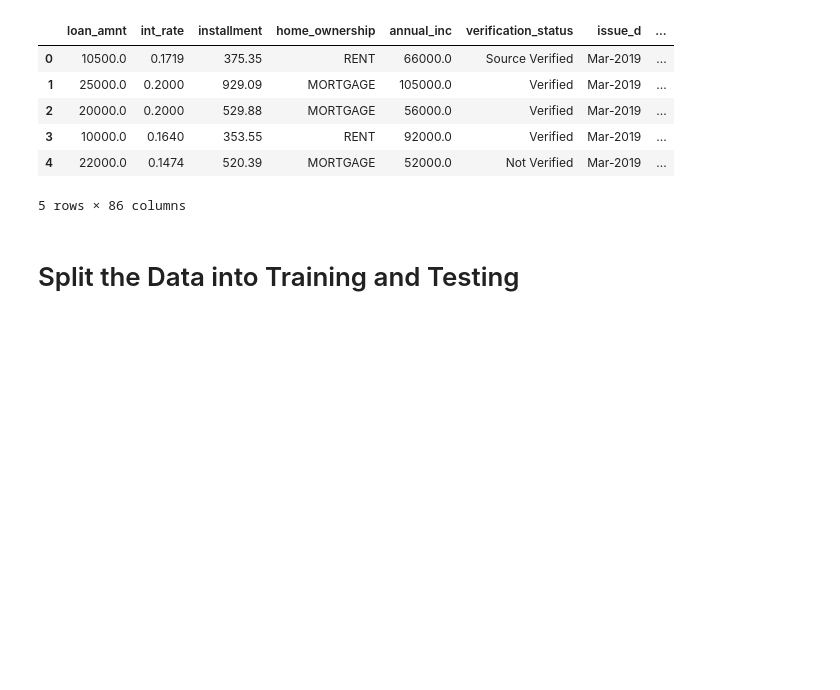
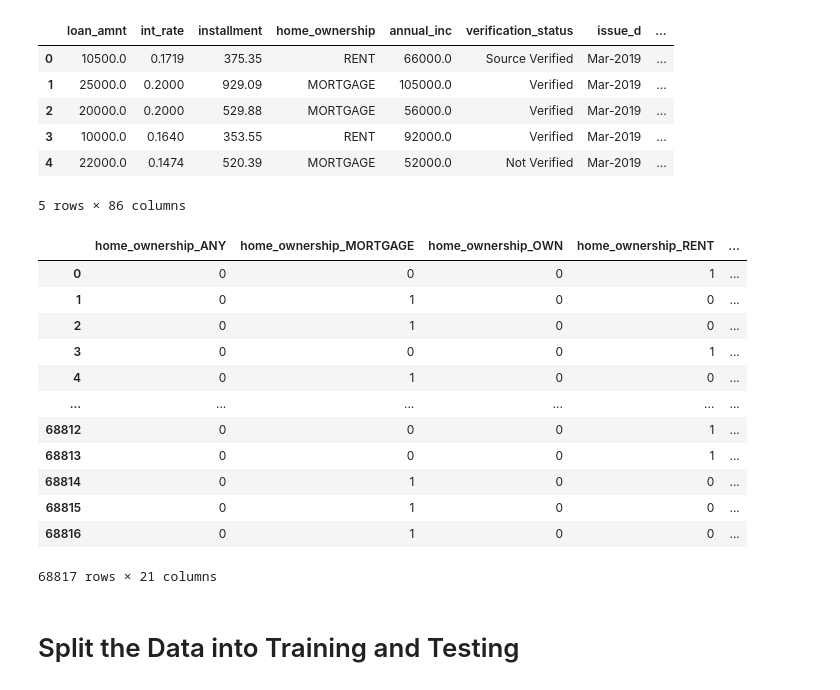
Before and after one commit to PaddyHQ/Credit-Risk-Analysis, a Jupyter notebook: credit_risk_ensemble_starter_code.ipynb, the cells around one changed output. Saved outputs shown, nothing was run; the diff lists cells and outputs as text; code cells hidden in the pictures; blank space fills up the shorter version.

```diff
--- a/credit_risk_ensemble_starter_code.ipynb
+++ b/credit_risk_ensemble_starter_code.ipynb
@@ -43,7 +46,7 @@ columns = [
 target = ["loan_status"]
 # %%
 # Load the data
-file_path = Path('LoanStats_2019Q1.csv.zip')
+file_path = Path('LoanStats_2019Q1.csv')
 loans_df = pd.read_csv(file_path, skiprows=1)[:-2]
 loans_df = loans_df.loc[:, columns].copy()
 
@@ -80,6 +83,23 @@ loans_df.head()
 | 3 | 10000.0 | 0.1640 | 353.55 | RENT | 92000.0 | Verified | Mar-2019 | ... |
 | 4 | 22000.0 | 0.1474 | 520.39 | MORTGAGE | 52000.0 | Not Verified | Mar-2019 | ... |
 5 rows × 86 columns
+# %%
+loans_df.select_dtypes(include='object')
+pd.get_dummies(pd.DataFrame(loans_df.select_dtypes(include='object')))
+# %% [output]
+|  | home_ownership_ANY | home_ownership_MORTGAGE | home_ownership_OWN | home_ownership_RENT | ... |
+| 0 | 0 | 0 | 0 | 1 | ... |
+| 1 | 0 | 1 | 0 | 0 | ... |
+| 2 | 0 | 1 | 0 | 0 | ... |
+| 3 | 0 | 0 | 0 | 1 | ... |
+| 4 | 0 | 1 | 0 | 0 | ... |
+| ... | ... | ... | ... | ... | ... |
+| 68812 | 0 | 0 | 0 | 1 | ... |
+| 68813 | 0 | 0 | 0 | 1 | ... |
+| 68814 | 0 | 1 | 0 | 0 | ... |
+| 68815 | 0 | 1 | 0 | 0 | ... |
+| 68816 | 0 | 1 | 0 | 0 | ... |
+68817 rows × 21 columns
 # %% [markdown]
 # Split the Data into Training and Testing
 # %%
```
Also changed, not shown: parts of 14 cells of this notebook, 1 other file.
